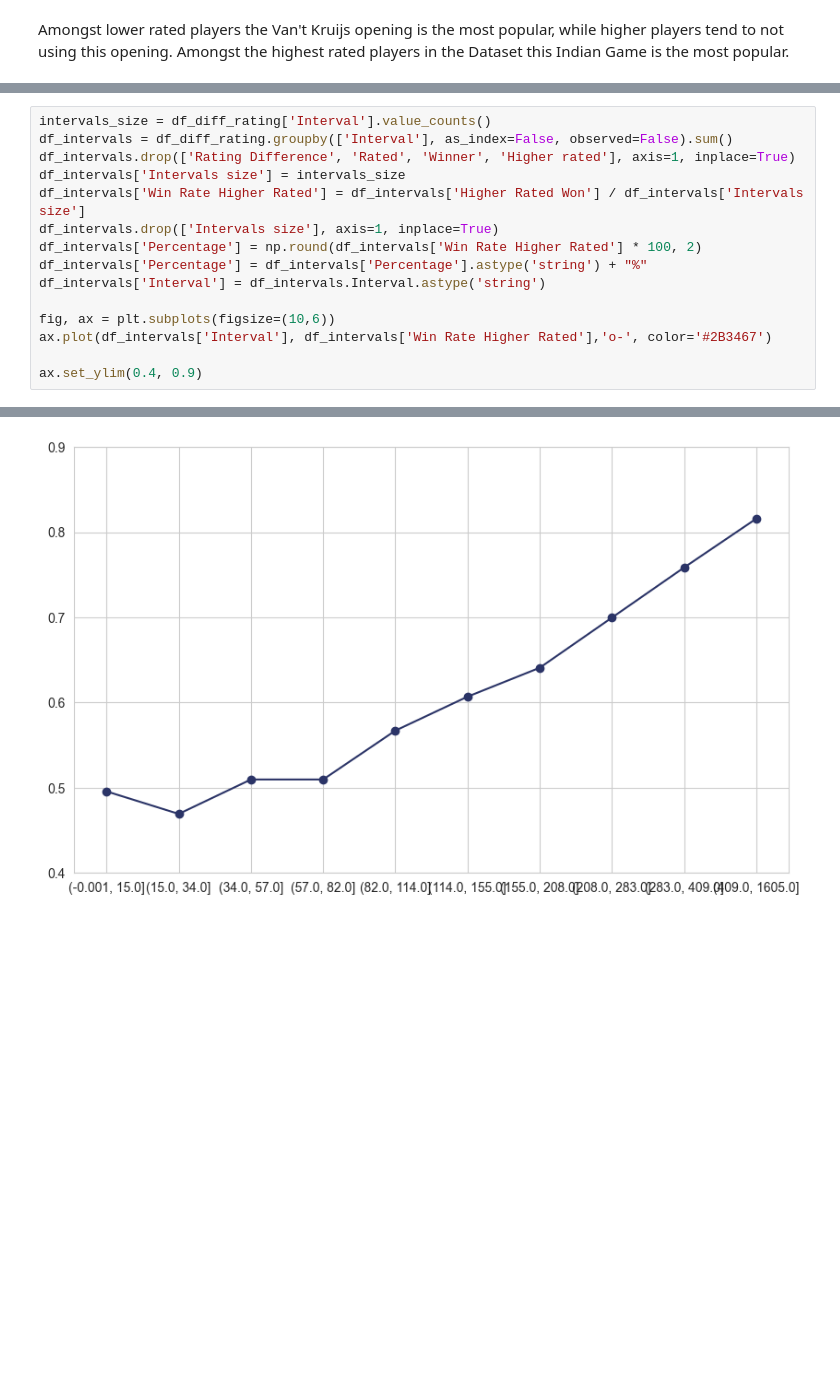
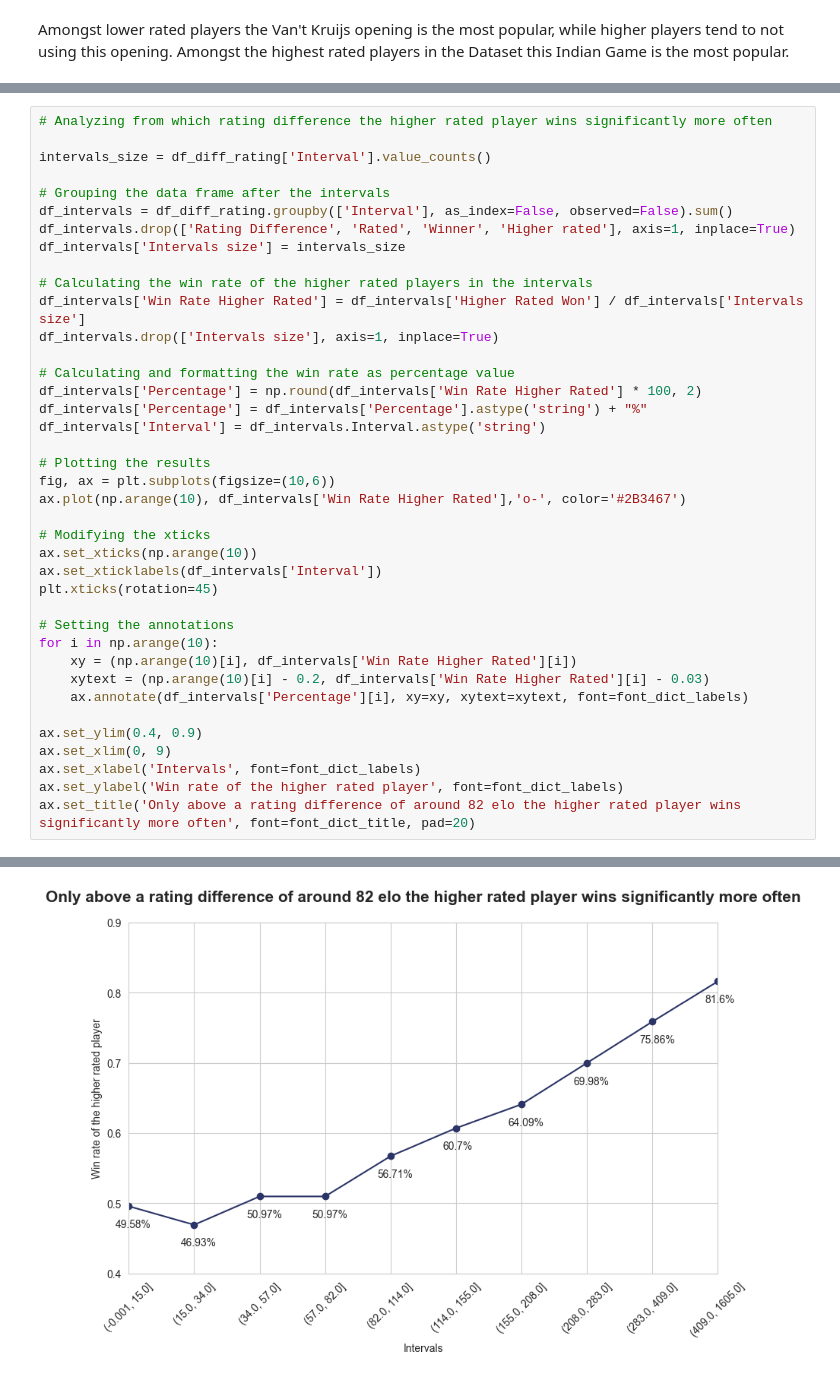
Before and after one commit to FredericWeiss/Online-Chess-Analysis, a Jupyter notebook: online_chess_analysis.ipynb, the cells around one changed output, grey strips where cells are left out. Cells and saved outputs as stored; diff of their text form; blank space fills up the shorter version.

```diff
--- a/online_chess_analysis.ipynb
+++ b/online_chess_analysis.ipynb
@@ -358,18 +375,42 @@ Head of Table
 | 3 | white | 15 | True | black | (-0.001, 15.0] | 0 |
 | 4 | white | 54 | True | white | (34.0, 57.0] | 1 |
 # %%
+# Analyzing from which rating difference the higher rated player wins significantly more often
+
 intervals_size = df_diff_rating['Interval'].value_counts()
+
+# Grouping the data frame after the intervals
 df_intervals = df_diff_rating.groupby(['Interval'], as_index=False, observed=False).sum()
 df_intervals.drop(['Rating Difference', 'Rated', 'Winner', 'Higher rated'], axis=1, inplace=True)
 df_intervals['Intervals size'] = intervals_size
+
+# Calculating the win rate of the higher rated players in the intervals
 df_intervals['Win Rate Higher Rated'] = df_intervals['Higher Rated Won'] / df_intervals['Intervals size']
 df_intervals.drop(['Intervals size'], axis=1, inplace=True)
+
+# Calculating and formatting the win rate as percentage value
 df_intervals['Percentage'] = np.round(df_intervals['Win Rate Higher Rated'] * 100, 2)
 df_intervals['Percentage'] = df_intervals['Percentage'].astype('string') + "%"
 df_intervals['Interval'] = df_intervals.Interval.astype('string')
 
+# Plotting the results
 fig, ax = plt.subplots(figsize=(10,6))
-ax.plot(df_intervals['Interval'], df_intervals['Win Rate Higher Rated'],'o-', color='#2B3467')
+ax.plot(np.arange(10), df_intervals['Win Rate Higher Rated'],'o-', color='#2B3467')
+
+# Modifying the xticks
+ax.set_xticks(np.arange(10))
+ax.set_xticklabels(df_intervals['Interval'])
+plt.xticks(rotation=45)
+
+# Setting the annotations
+for i in np.arange(10):
+    xy = (np.arange(10)[i], df_intervals['Win Rate Higher Rated'][i])
+    xytext = (np.arange(10)[i] - 0.2, df_intervals['Win Rate Higher Rated'][i] - 0.03)
+    ax.annotate(df_intervals['Percentage'][i], xy=xy, xytext=xytext, font=font_dict_labels)
 
 ax.set_ylim(0.4, 0.9)
+ax.set_xlim(0, 9)
+ax.set_xlabel('Intervals', font=font_dict_labels)
+ax.set_ylabel('Win rate of the higher rated player', font=font_dict_labels)
+ax.set_title('Only above a rating difference of around 82 elo the higher rated player wins significantly more often', font=font_dict_title, pad=20)
 # %% [output]
@@ -377 +418 @@ ax.set_ylim(0.4, 0.9)
-[figure, old version]
+[figure, new version]
```
Also changed, not shown: parts of 14 cells of this notebook.
